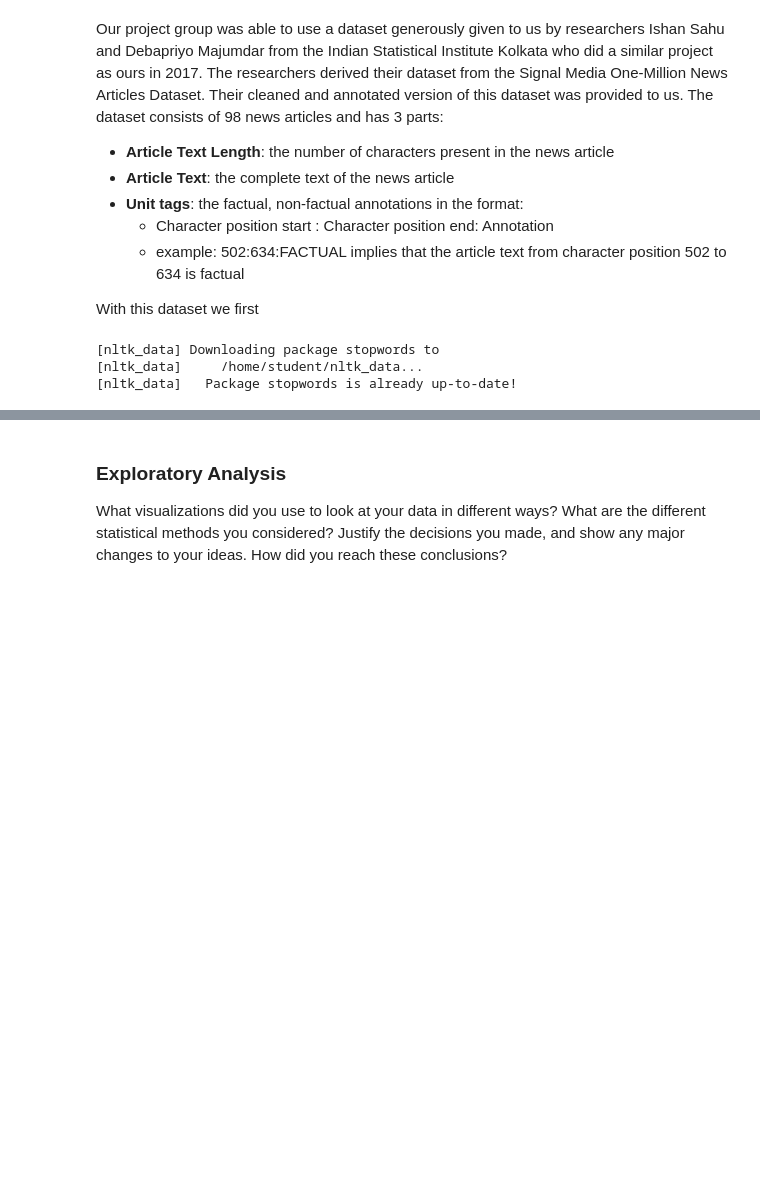
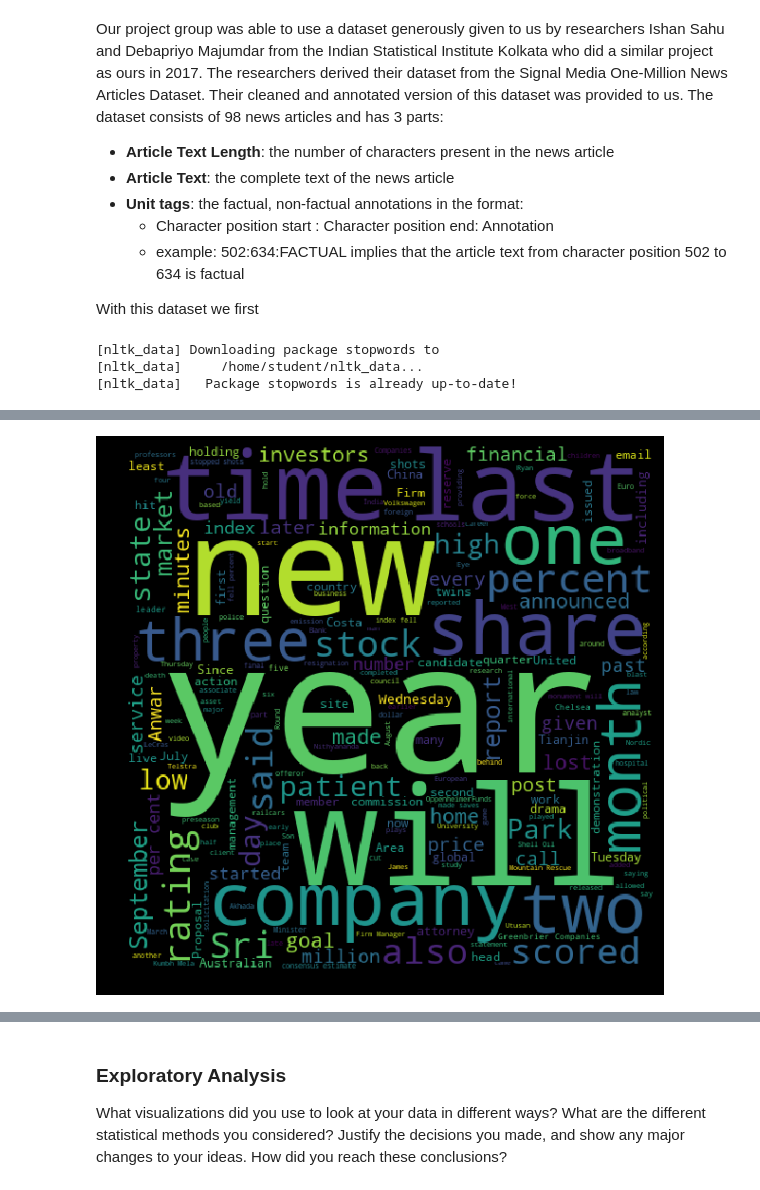
Before and after one commit to CarolineLiong/Fact-vs-Opinion-Articles, a Jupyter notebook: CSCI 183 Project .ipynb, the cells around one changed output, grey strips where cells are left out. Saved outputs shown, nothing was run; the diff lists cells and outputs as text; code cells hidden in the pictures; blank space fills up the shorter version.

```diff
--- a/CSCI 183 Project .ipynb
+++ b/CSCI 183 Project .ipynb
@@ -109,0 +191,10 @@ df.head(5)
+# %%
+fact_words = ' '.join(list(df[df['Tag']== 1]['Sentence']))
+fact_wc = WordCloud(width = 512, height=512).generate(fact_words)
+plt.figure(figsize = (10,8), facecolor = 'k')
+plt.imshow(fact_wc)
+plt.axis('off')
+plt.tight_layout(pad=0)
+plt.show()
+# %% [output]
+[figure, added]
```
Also changed, not shown: parts of 30 cells of this notebook.
